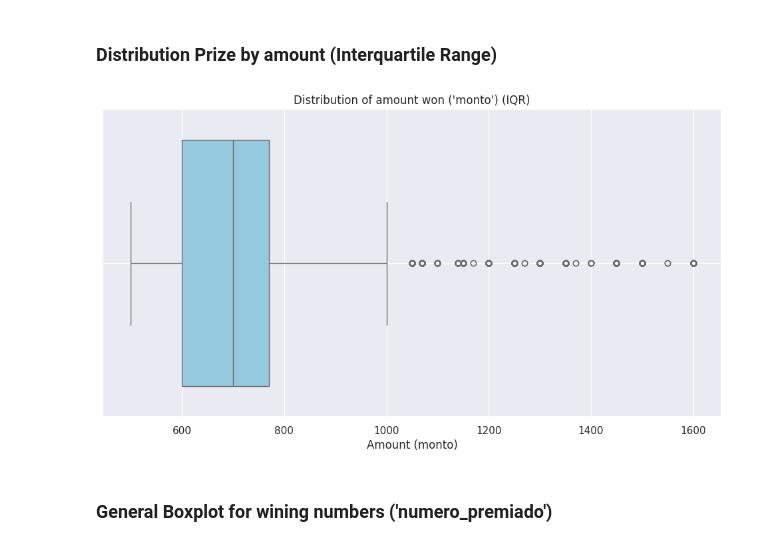
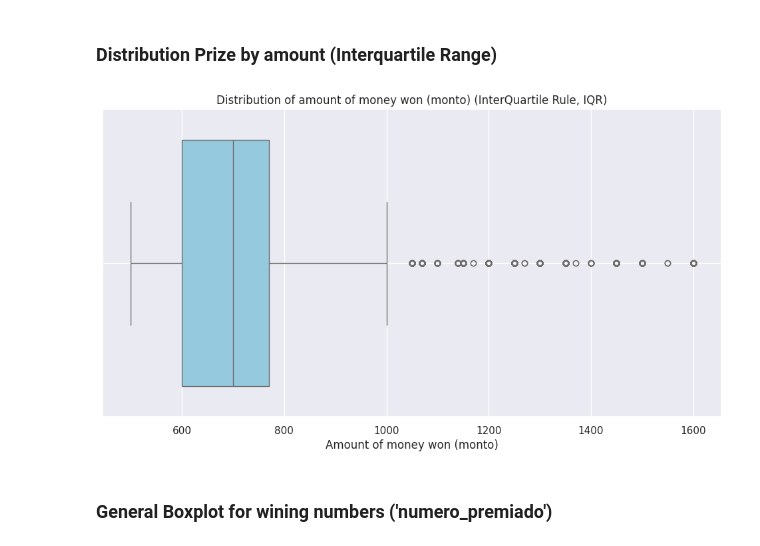
Before and after one commit to AngelDHackerman/santa-lucia-data-analysis-manual, a Jupyter notebook: notebooks/EDA_premios.ipynb, the cells around one changed output. Cells and saved outputs as stored; diff of their text form; code cells hidden in the pictures.

```diff
--- a/notebooks/EDA_premios.ipynb
+++ b/notebooks/EDA_premios.ipynb
@@ -153,15 +153,15 @@ IQR = Q3 - Q1
 df_filtered = df[(df['monto'] >= Q1 - 1.5 * IQR) & (df['monto'] <= Q3 + 1.5 * IQR)]
 
 plt.figure(figsize=(12,6))
 
 # Create boxplot without outliers
 sns.boxplot(x=df_filtered['monto'], color='skyblue')
-plt.title("Distribution of amount won ('monto') (IQR)")
-plt.xlabel('Amount (monto)')
+plt.title("Distribution of amount of money won (monto) (InterQuartile Rule, IQR)")
+plt.xlabel('Amount of money won (monto)')
 plt.grid(True)
 plt.show()
 # %% [output]
-[figure, old version]
+[figure, new version]
 # %% [markdown]
 ### General Boxplot for wining numbers ('numero_premiado')
 # %%
```
Also changed, not shown: parts of 10 cells of this notebook.
